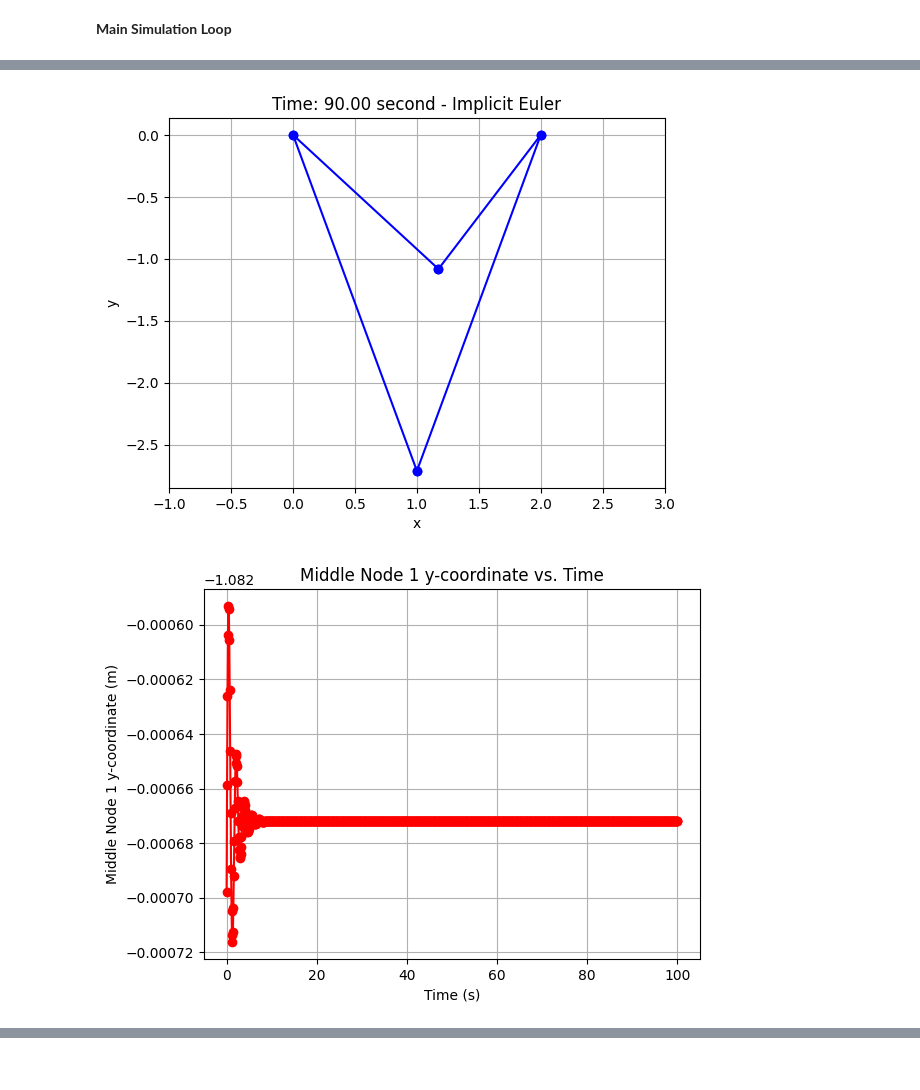
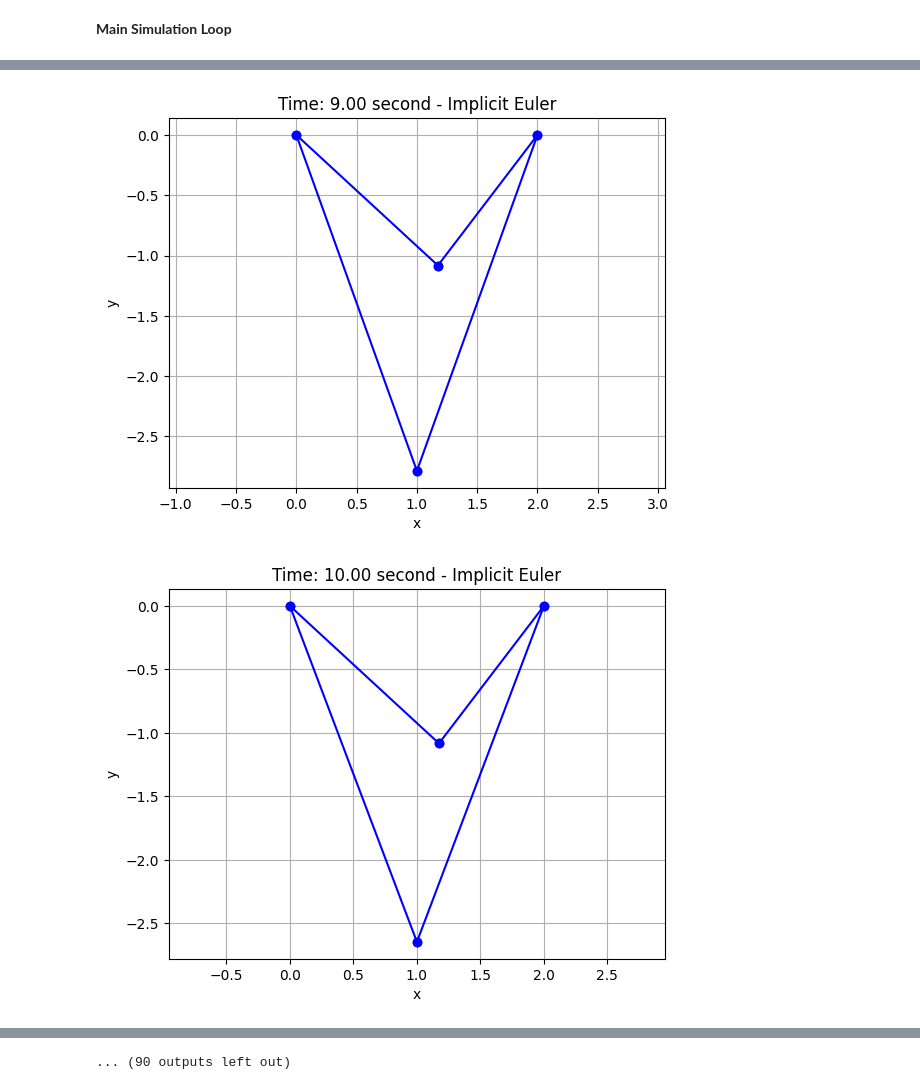
Before and after one commit to JiajinCui/MAE263F_Fall_2025, a Jupyter notebook: homework_1/Homework1.ipynb, the cells around one changed output, grey strips where cells are left out. Cells and saved outputs as stored; diff of their text form; code cells hidden in the pictures.

```diff
--- a/homework_1/Homework1.ipynb
+++ b/homework_1/Homework1.ipynb
@@ -344,10 +344,11 @@ y_middle_node3[0] = x_old[7] # y-coordinate of middle node 3
 for k in range(len(t)-1):
   t_new = t[k+1]
 
-  #x_new, u_new = myInt_explicit(t_new, x_old, u_old, free_DOF, stiffness_matrix, index_matrix, m, dt) #use this for explicit Euler
+  '''to simulate explicit Euler, run the next line instead'''
+  #x_new, u_new = myInt_explicit(x_old, u_old, free_DOF, stiffness_matrix, index_matrix, m, dt)
   x_new, u_new = myInt(t_new, x_old, u_old, free_DOF, stiffness_matrix, index_matrix, m, dt)
-  if k % 100 == 0:
-    plot(x_new, index_matrix, t[k])
+  if k % 10 == 0:
+    plot(x_old, index_matrix, t[k])
   y_middle[k+1] = x_new[3]
   y_middle_node3[k+1] = x_new[7]
 
@@ -386,2 +387,2 @@ plt.show()
-[figure, old version]
+[figure, new version]
-[figure, old version]
+[figure, new version]
@@ -388,0 +390 @@ plt.show()
+... (90 outputs left out)
```
Also changed, not shown: parts of 1 cell of this notebook.
